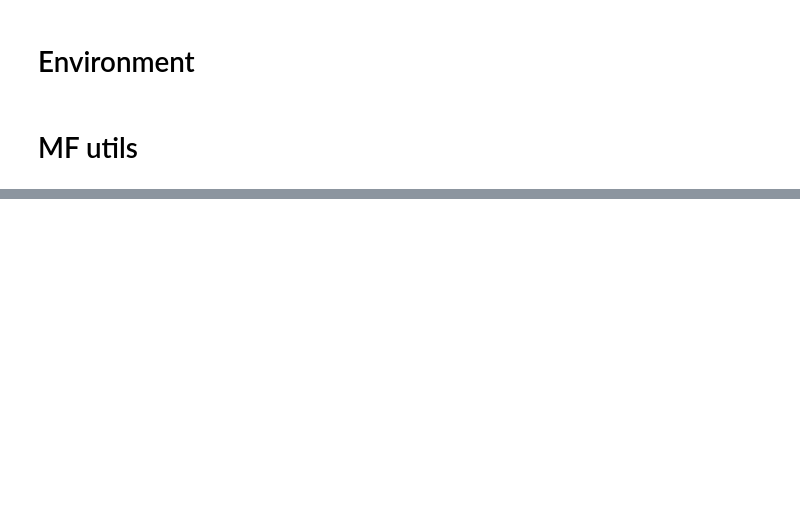
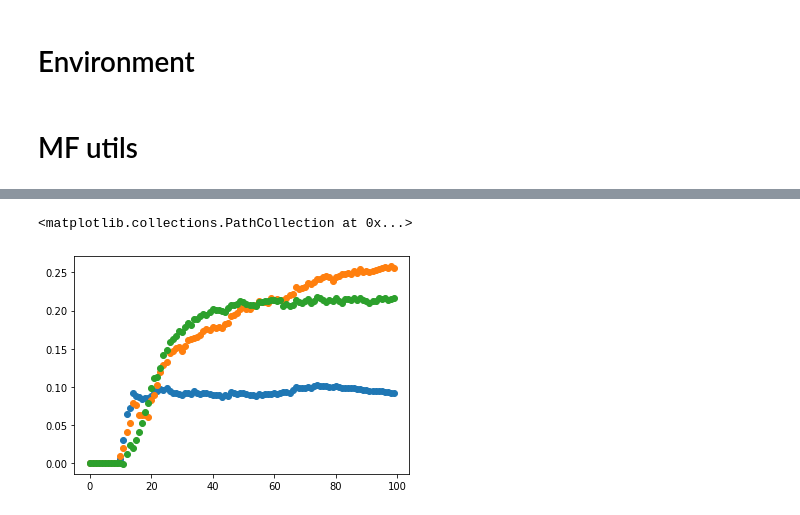
Before and after one commit to r09944035vsfu1/team12_recommendation, a Jupyter notebook: Simulation.ipynb, the cells around one changed output, grey strips where cells are left out. Drawn from its saved outputs; the diff is of its cells as text; code cells hidden in the pictures; blank space fills up the shorter version.

```diff
--- a/Simulation.ipynb
+++ b/Simulation.ipynb
@@ -19,11 +19,14 @@ def data_loader(user_item_table):
     return user_item_train, user_item_test
 def recommend_all(bpr, user_item_table, user_num, top_k):
     rank_list = list()
+    score_list = list()
     for user_id in range(user_num):
         reco = bpr.recommend(user_id, user_item_table, N=top_k, filter_already_liked_items=True)
         single_rank_list = [element[0] for element in reco]
+        single_score_list = [element[1] for element in reco]
         rank_list.append(single_rank_list)
-    return rank_list
+        score_list.append(single_score_list)
+    return rank_list, score_list
 def train(user_item_table, bpr=None):
     user_item_train, user_item_test = data_loader(user_item_table)
     np.random.seed(1234)
@@ -122,0 +384,8 @@ plt.scatter(list(range(100)), np.array(jaccard_list).mean(axis=0)[:,1])
+# %%
+plt.clf()
+plt.scatter(list(range(100)), np.array(jaccard_list).mean(axis=0)[:,0])
+plt.scatter(list(range(100)), np.array(jaccard_list).mean(axis=0)[:,1])
+plt.scatter(list(range(100)), np.array(jaccard_list).mean(axis=0)[:,2])
+# %% [output]
+<matplotlib.collections.PathCollection at 0x...>
+[figure, added]
```
Also changed, not shown: parts of 12 cells of this notebook, 1 other file.
